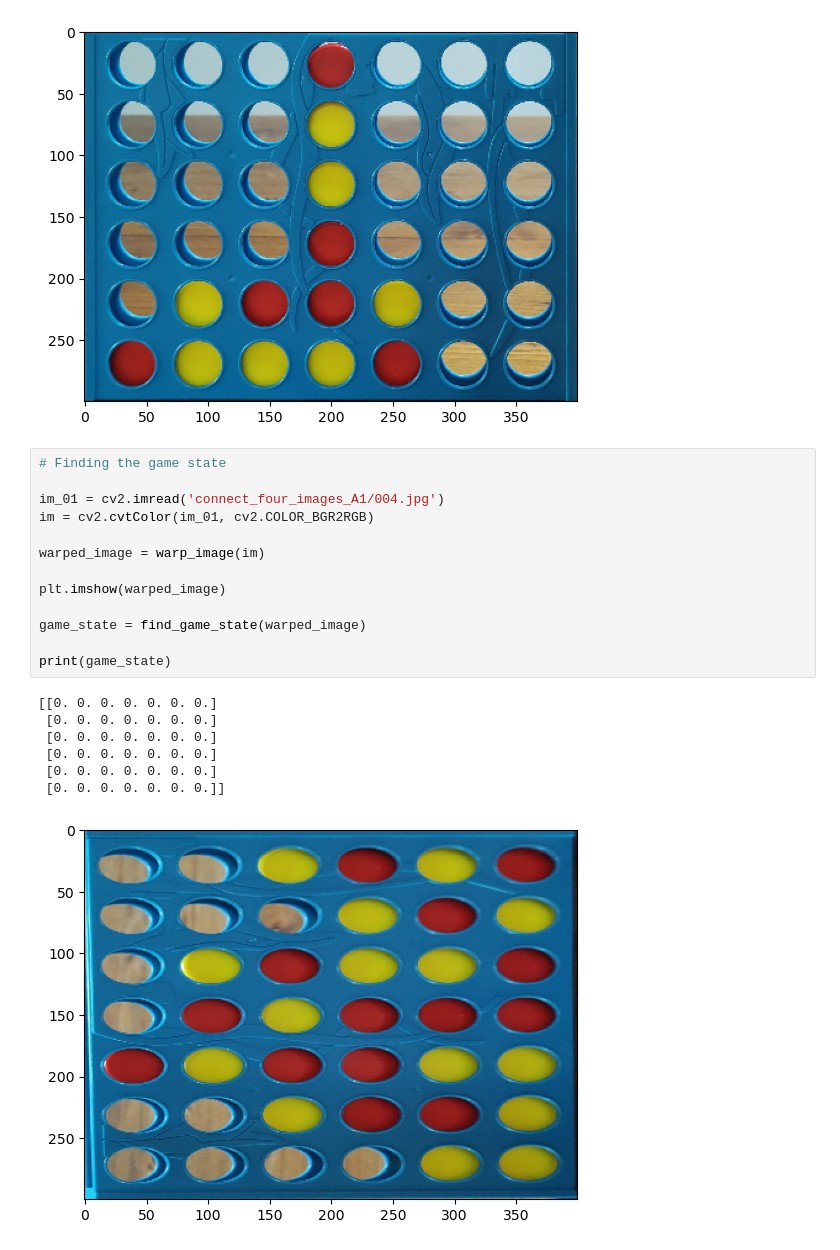
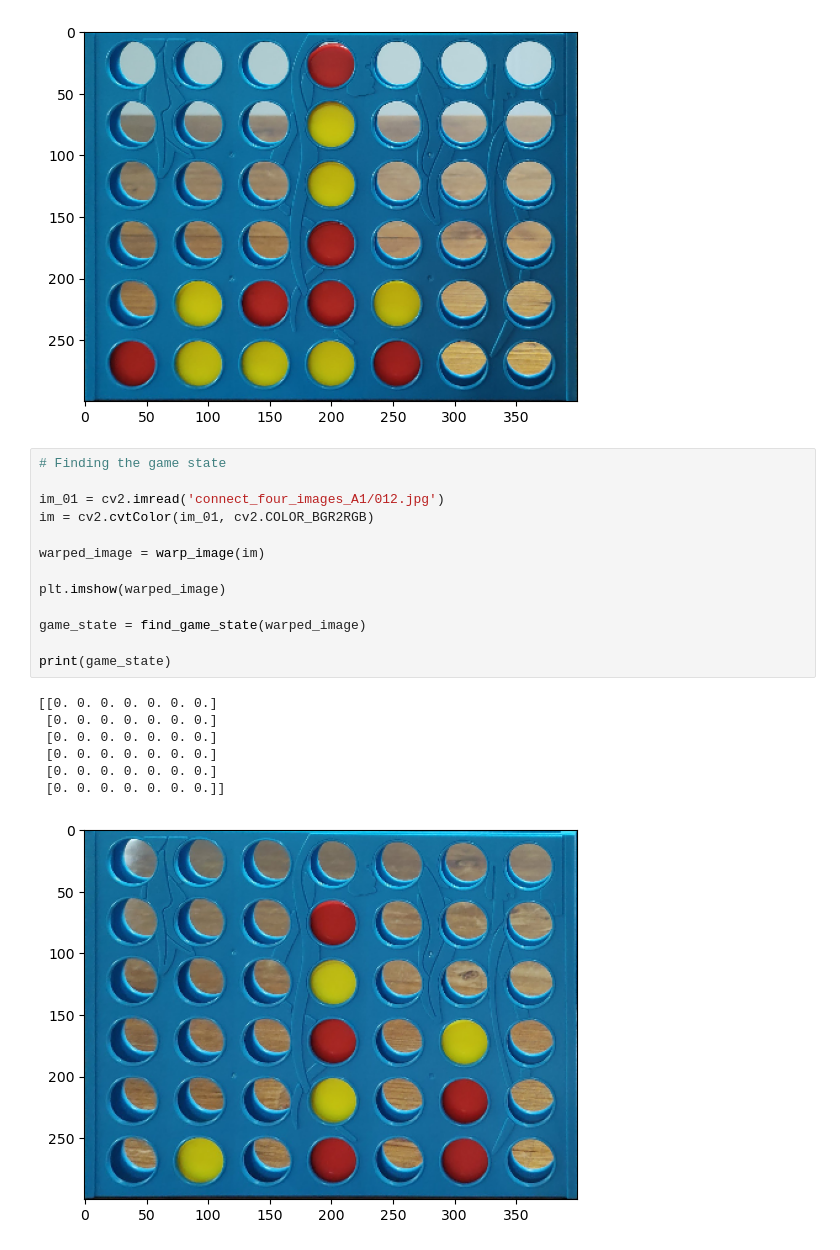
Before and after one commit to AmelineA2003/AMME5710, a Jupyter notebook: Assignments/A1/Question_2/Q2.ipynb, the cells around one changed output. Drawn from its saved outputs; the diff is of its cells as text.

```diff
--- a/Assignments/A1/Question_2/Q2.ipynb
+++ b/Assignments/A1/Question_2/Q2.ipynb
@@ -220,24 +220,24 @@ plt.imshow(warped_image)
 # %%
 # Finding the game state
 
-im_01 = cv2.imread('connect_four_images_A1/004.jpg')
+im_01 = cv2.imread('connect_four_images_A1/012.jpg')
 im = cv2.cvtColor(im_01, cv2.COLOR_BGR2RGB)
 
 warped_image = warp_image(im)
 
 plt.imshow(warped_image)
 
 game_state = find_game_state(warped_image)
 
 print(game_state)
 # %% [output]
 [[0. 0. 0. 0. 0. 0. 0.]
  [0. 0. 0. 0. 0. 0. 0.]
  [0. 0. 0. 0. 0. 0. 0.]
  [0. 0. 0. 0. 0. 0. 0.]
  [0. 0. 0. 0. 0. 0. 0.]
  [0. 0. 0. 0. 0. 0. 0.]]
-[figure, old version]
+[figure, new version]
 # %%
 # contour red tokens and find centroid. then map centroid to a cell
 
```
Also changed, not shown: parts of 4 cells of this notebook.
